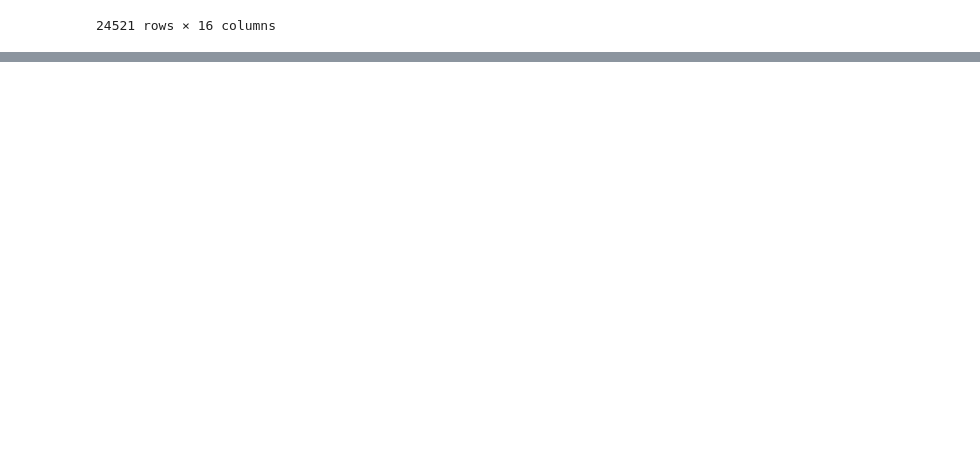
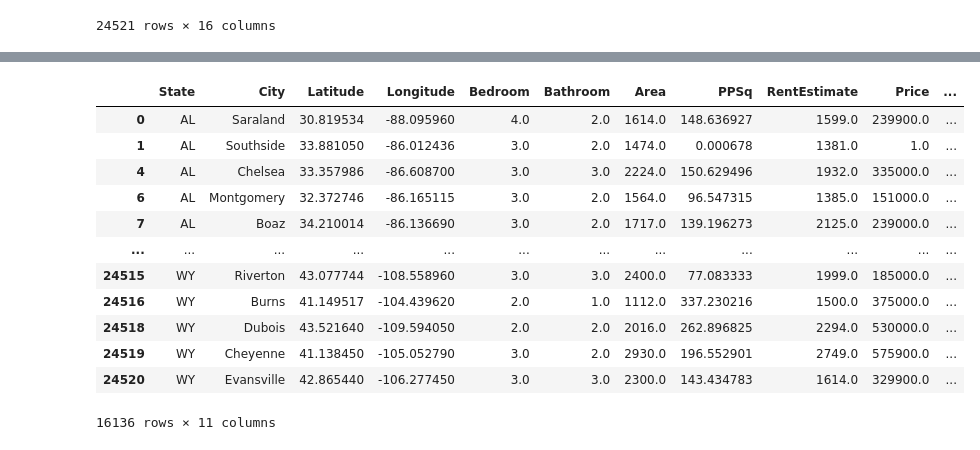
Before and after one commit to ahmedrezgui/House-Price-Prediction-Model, a Jupyter notebook: house_price_prediction.ipynb, the cells around one changed output, grey strips where cells are left out. Cells and saved outputs as stored; diff of their text form; code cells hidden in the pictures; blank space fills up the shorter version.

Commit message:
data cleaning and feature engineering

```diff
--- a/house_price_prediction.ipynb
+++ b/house_price_prediction.ipynb
@@ -24,3 +24,5 @@ data
 | 24519 | WY | Cheyenne | Carolina Rd | 82009.0 | 41.138450 | -105.052790 | 3.0 | 2.0 | 2930.0 | 196.552901 | 6.23000 | ... |
 | 24520 | WY | Evansville | 6th St | 82636.0 | 42.865440 | -106.277450 | 3.0 | 3.0 | 2300.0 | 143.434783 | 7575.08400 | ... |
 24521 rows × 16 columns
+# %%
+df2=data.drop(['MarketEstimate','Zipcode','Street','LotArea','LotUnit'],axis='columns')
@@ -26,0 +53,3 @@ data
+# %%
+df3=df2.dropna()
+df3.isnull().sum()
@@ -26,0 +109,3 @@ data
+# %%
+#converting the lot area to square feet
+df3["lotarea"]=df3["ConvertedLot"]*43560
@@ -26,0 +134,18 @@ data
+# %%
+df4=df3.drop(['ConvertedLot'],axis='columns')
+# %%
+df4
+# %% [output]
+|  | State | City | Latitude | Longitude | Bedroom | Bathroom | Area | PPSq | RentEstimate | Price | ... |
+| 0 | AL | Saraland | 30.819534 | -88.095960 | 4.0 | 2.0 | 1614.0 | 148.636927 | 1599.0 | 239900.0 | ... |
+| 1 | AL | Southside | 33.881050 | -86.012436 | 3.0 | 2.0 | 1474.0 | 0.000678 | 1381.0 | 1.0 | ... |
+| 4 | AL | Chelsea | 33.357986 | -86.608700 | 3.0 | 3.0 | 2224.0 | 150.629496 | 1932.0 | 335000.0 | ... |
+| 6 | AL | Montgomery | 32.372746 | -86.165115 | 3.0 | 2.0 | 1564.0 | 96.547315 | 1385.0 | 151000.0 | ... |
+| 7 | AL | Boaz | 34.210014 | -86.136690 | 3.0 | 2.0 | 1717.0 | 139.196273 | 2125.0 | 239000.0 | ... |
+| ... | ... | ... | ... | ... | ... | ... | ... | ... | ... | ... | ... |
+| 24515 | WY | Riverton | 43.077744 | -108.558960 | 3.0 | 3.0 | 2400.0 | 77.083333 | 1999.0 | 185000.0 | ... |
+| 24516 | WY | Burns | 41.149517 | -104.439620 | 2.0 | 1.0 | 1112.0 | 337.230216 | 1500.0 | 375000.0 | ... |
+| 24518 | WY | Dubois | 43.521640 | -109.594050 | 2.0 | 2.0 | 2016.0 | 262.896825 | 2294.0 | 530000.0 | ... |
+| 24519 | WY | Cheyenne | 41.138450 | -105.052790 | 3.0 | 2.0 | 2930.0 | 196.552901 | 2749.0 | 575900.0 | ... |
+| 24520 | WY | Evansville | 42.865440 | -106.277450 | 3.0 | 3.0 | 2300.0 | 143.434783 | 1614.0 | 329900.0 | ... |
+16136 rows × 11 columns
```
Also changed, not shown: parts of 15 cells of this notebook.
